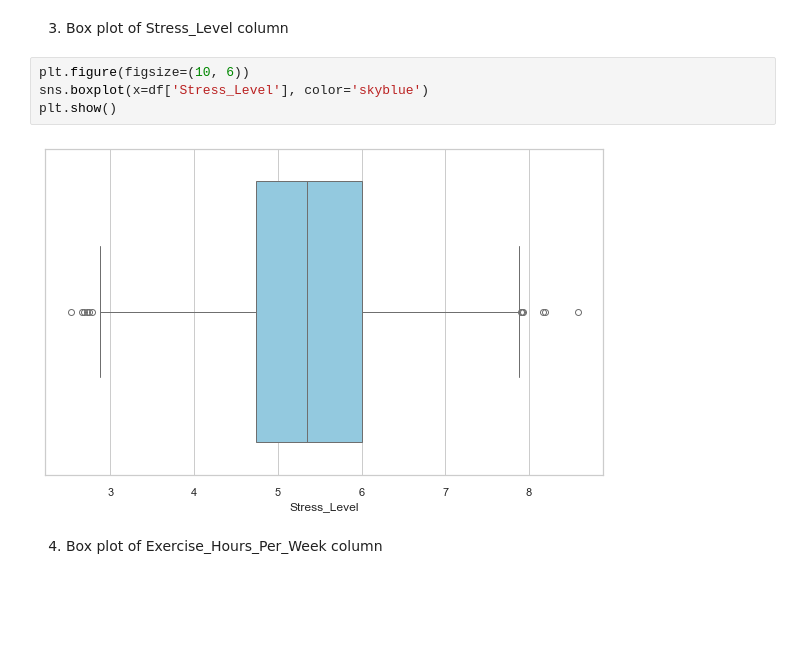
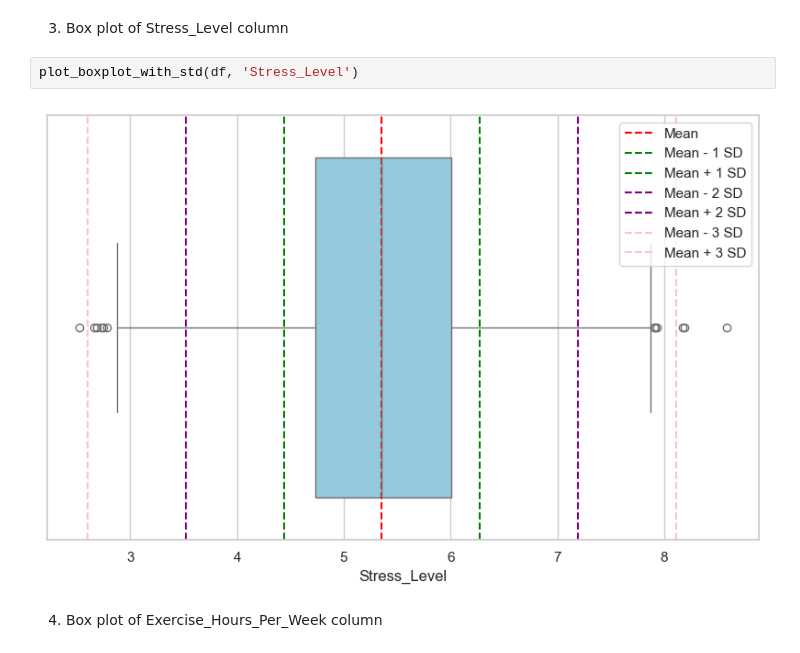
Before and after one commit to salsbiila/K02-IF2220-13522060-13522062, a Jupyter notebook: Health.ipynb, the cells around one changed output. Drawn from its saved outputs; the diff is of its cells as text; blank space fills up the shorter version.

```diff
--- a/Health.ipynb
+++ b/Health.ipynb
@@ -373,10 +383,8 @@ plt.show()
 # %% [markdown]
 3. Box plot of Stress_Level column
-# %%
-plt.figure(figsize=(10, 6))
-sns.boxplot(x=df['Stress_Level'], color='skyblue')
-plt.show()
-# %% [output]
-[figure, removed]
+# %%
+plot_boxplot_with_std(df, 'Stress_Level')
+# %% [output]
+[figure, added]
 # %% [markdown]
 4. Box plot of Exercise_Hours_Per_Week column
```
Also changed, not shown: parts of 20 cells of this notebook.
